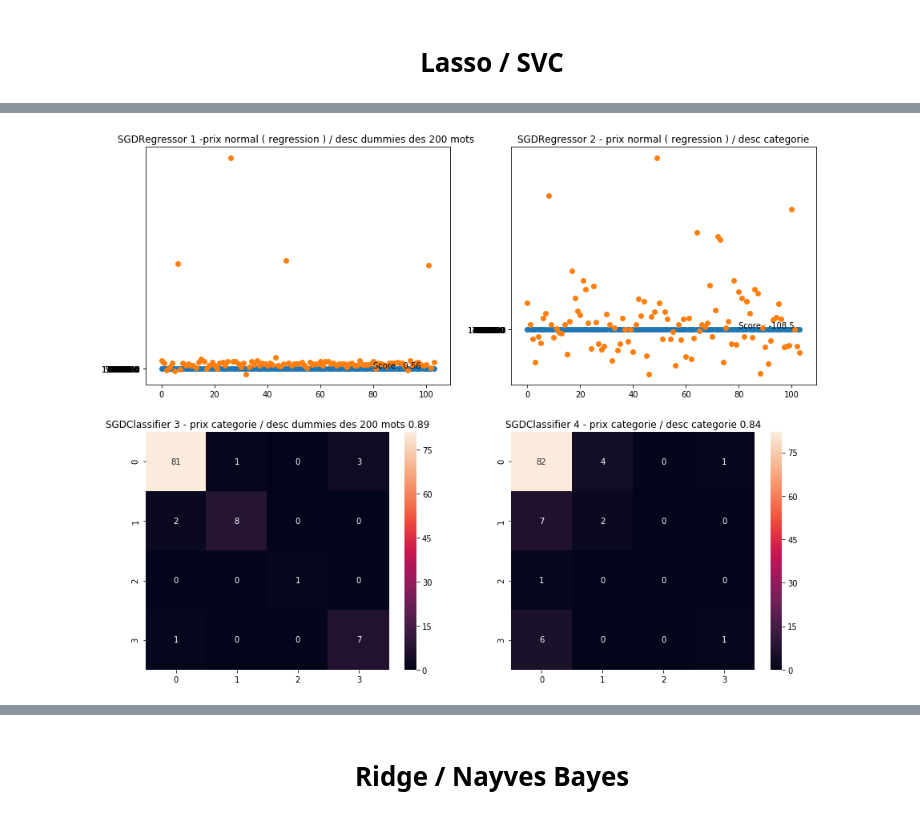
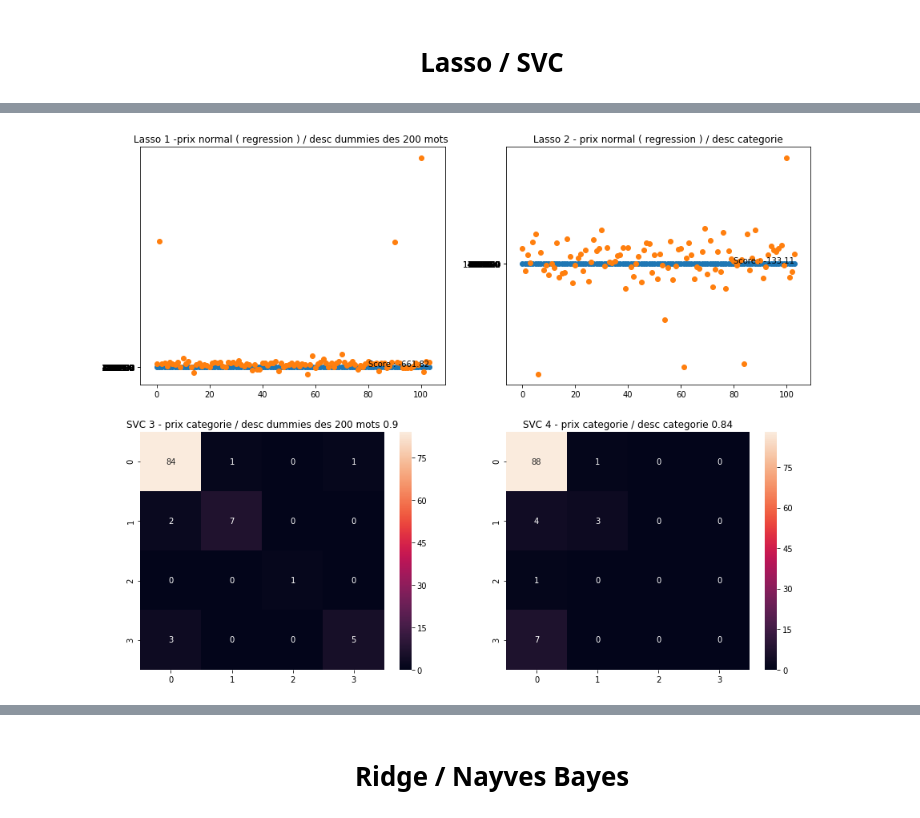
Before and after one commit to Simplon-Nancy-3/indeed, a Jupyter notebook: Salary_predictions.ipynb, the cells around one changed output, grey strips where cells are left out. Saved outputs shown, nothing was run; the diff lists cells and outputs as text; code cells hidden in the pictures.

```diff
--- a/Salary_predictions.ipynb
+++ b/Salary_predictions.ipynb
@@ -522,34 +560,34 @@ Fitting 3 folds for each of 48 candidates, totalling 144 fits
 # %%
 plt.figure(figsize=(15,12))
 plt.subplot(2,2,1)
 plt.scatter(range(len(ytest1)),ytest1)
 plt.scatter(range(len(ypredlasso1)),ypredlasso1)
 plt.text(80,10000,"Score : "+str(round(lasso1.best_estimator_.score(Xtest1,ytest1),2)))
-plt.title("SGDRegressor 1 -prix normal ( regression ) / desc dummies des 200 mots ")
+plt.title("Lasso 1 -prix normal ( regression ) / desc dummies des 200 mots ")
 plt.subplot(2,2,2)
 plt.scatter(range(len(ytest2)),ytest2)
 plt.scatter(range(len(ypredlasso2)),ypredlasso2)
 plt.text(80,10000,"Score : "+str(round(lasso2.best_estimator_.score(Xtest2,ytest2),2)))
-plt.title("SGDRegressor 2 - prix normal ( regression ) / desc categorie")
+plt.title("Lasso 2 - prix normal ( regression ) / desc categorie")
 plt.subplot(2,2,3)
 conf3 = confusion_matrix(ytest3,ypredSvectorC3)
 sns.heatmap(conf3,annot=True)
-plt.title("SGDClassifier 3 - prix categorie / desc dummies des 200 mots "+ str(round(SvectorC3.best_score_,2)))
+plt.title("SVC 3 - prix categorie / desc dummies des 200 mots "+ str(round(SvectorC3.best_score_,2)))
 # fix for mpl bug that cuts off top/bottom of seaborn viz
 b, t = plt.ylim() # discover the values for bottom and top
 b += 0.5 # Add 0.5 to the bottom
 t -= 0.5 # Subtract 0.5 from the top
 plt.ylim(b, t) # update the ylim(bottom, top) values
 plt.subplot(2,2,4)
 conf4 = confusion_matrix(ytest4,ypredSvectorC4)
 sns.heatmap(conf4,annot=True)
 plt.plot(label="Score : "+str(SvectorC4.best_score_))
-plt.title("SGDClassifier 4 - prix categorie / desc categorie "+ str(round(SvectorC4.best_score_,2)))
+plt.title("SVC 4 - prix categorie / desc categorie "+ str(round(SvectorC4.best_score_,2)))
 # fix for mpl bug that cuts off top/bottom of seaborn viz
 b, t = plt.ylim() # discover the values for bottom and top
 b += 0.5 # Add 0.5 to the bottom
 t -= 0.5 # Subtract 0.5 from the top
 plt.ylim(b, t) # update the ylim(bottom, top) values
 plt.show() # ta-da!
 # %% [output]
-[figure, old version]
+[figure, new version]
```
Also changed, not shown: parts of 27 cells of this notebook, 1 other file.
